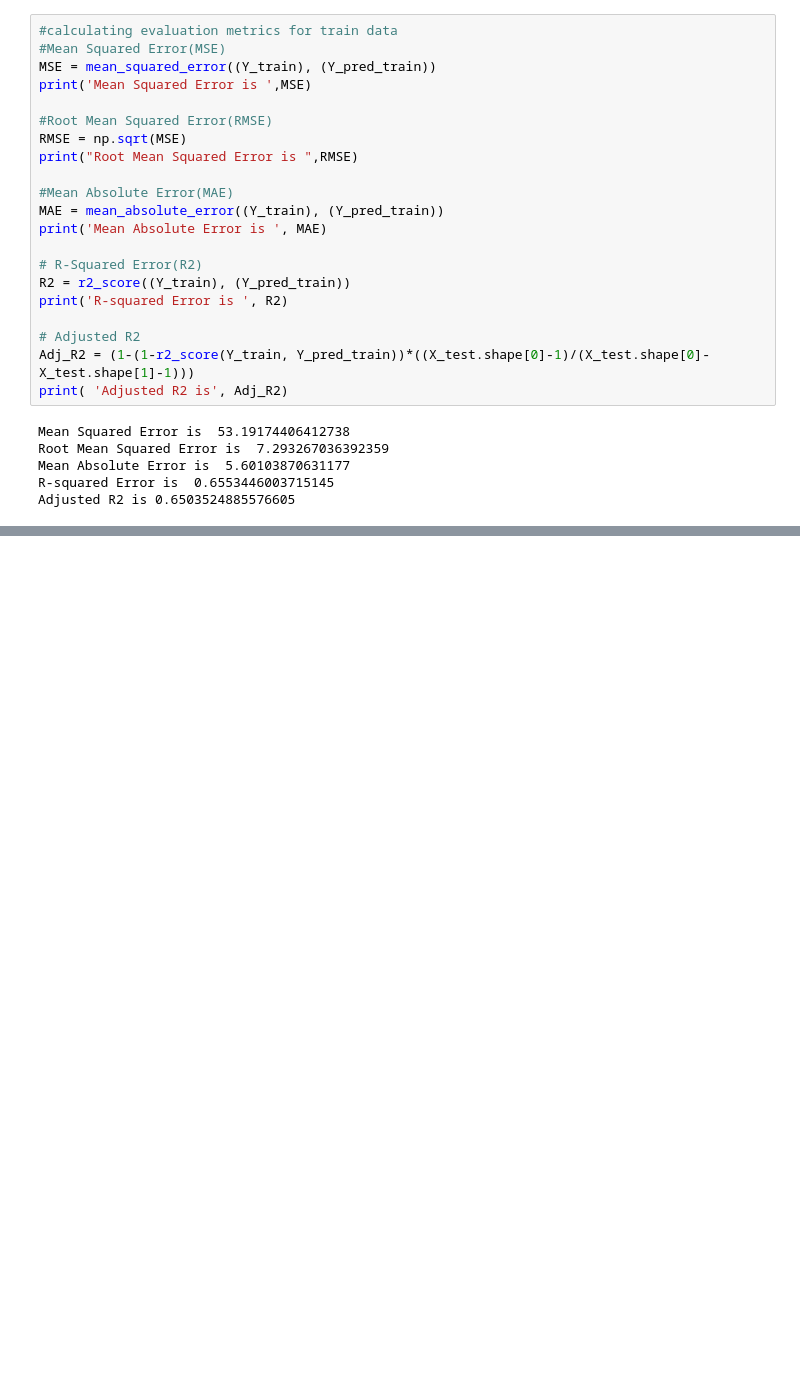
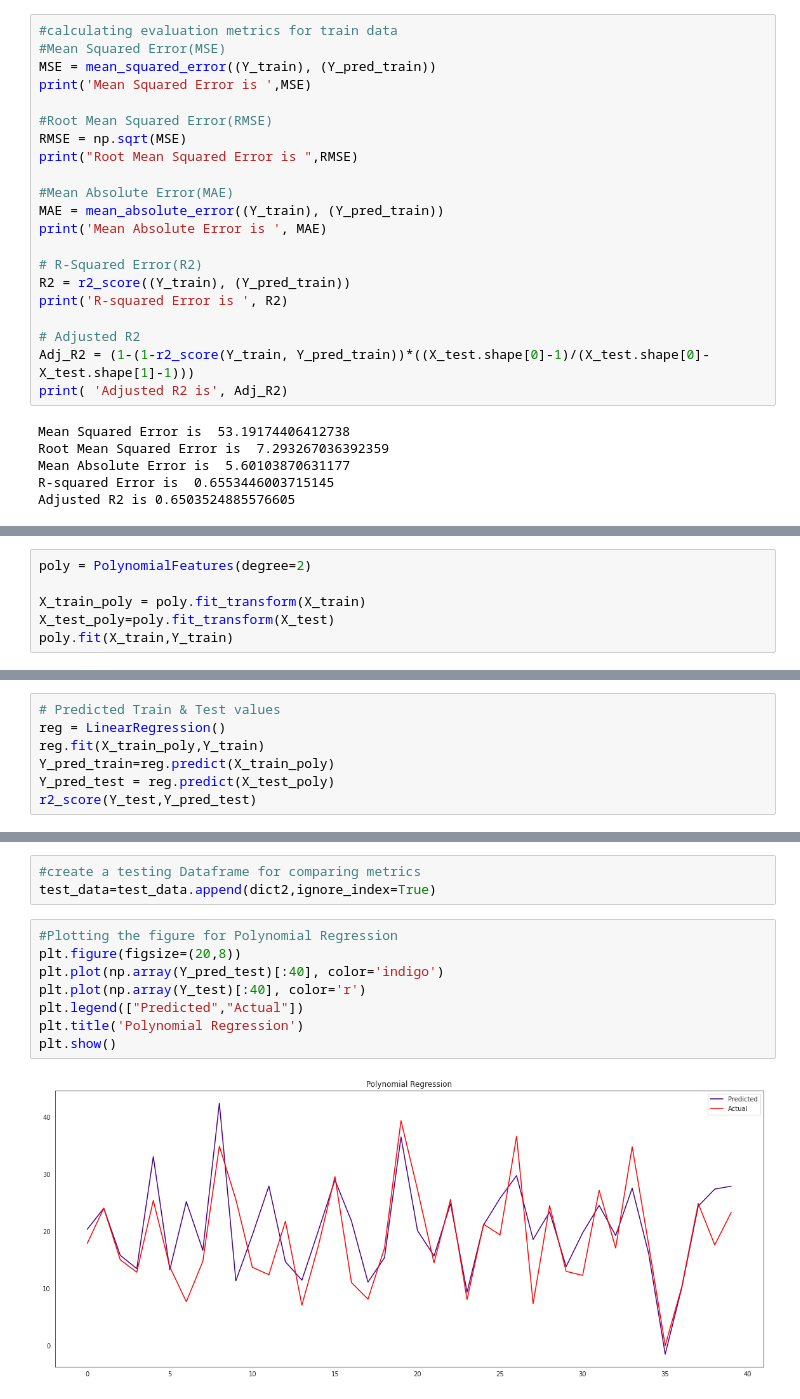
Before and after one commit to m123m12/Rental-Bike-Sharing-Demand-Prediction, a Jupyter notebook: Bike_Sharing_Demand_Prediction.ipynb, the cells around one changed output, grey strips where cells are left out. Cells and saved outputs as stored; diff of their text form; blank space fills up the shorter version.

```diff
--- a/Bike_Sharing_Demand_Prediction.ipynb
+++ b/Bike_Sharing_Demand_Prediction.ipynb
@@ -598,0 +603,6 @@ plt.show()
+# %%
+poly = PolynomialFeatures(degree=2)
+
+X_train_poly = poly.fit_transform(X_train)
+X_test_poly=poly.fit_transform(X_test)
+poly.fit(X_train,Y_train)
@@ -598,0 +611,7 @@ plt.show()
+# %%
+# Predicted Train & Test values
+reg = LinearRegression()
+reg.fit(X_train_poly,Y_train)
+Y_pred_train=reg.predict(X_train_poly)
+Y_pred_test = reg.predict(X_test_poly)
+r2_score(Y_test,Y_pred_test)
@@ -598,0 +699,13 @@ plt.show()
+# %%
+#create a testing Dataframe for comparing metrics
+test_data=test_data.append(dict2,ignore_index=True)
+# %%
+#Plotting the figure for Polynomial Regression
+plt.figure(figsize=(20,8))
+plt.plot(np.array(Y_pred_test)[:40], color='indigo')
+plt.plot(np.array(Y_test)[:40], color='r')
+plt.legend(["Predicted","Actual"])
+plt.title('Polynomial Regression')
+plt.show()
+# %% [output]
+[figure, added]
```
Also changed, not shown: parts of 15 cells of this notebook.
